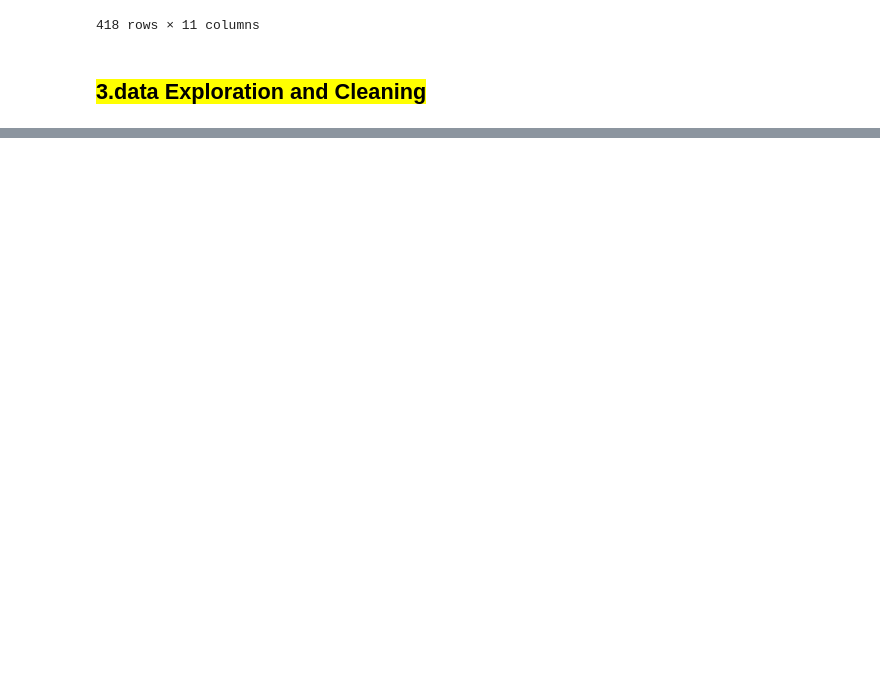
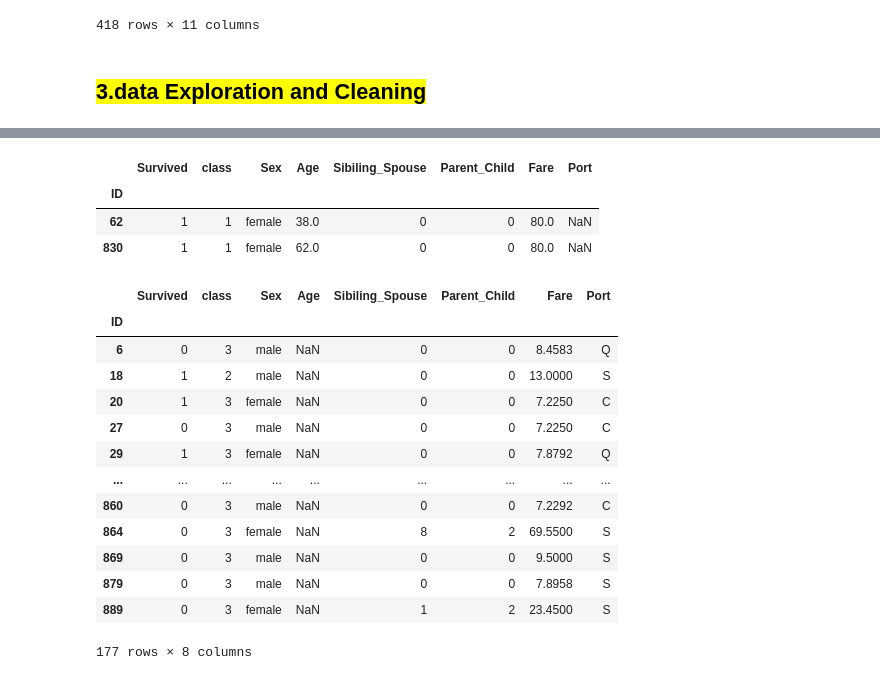
Before and after one commit to mtheggi/Titanic-Survival-Prediction, a Jupyter notebook: Titanic_Survival_Prediction.ipynb, the cells around one changed output, grey strips where cells are left out. Drawn from its saved outputs; the diff is of its cells as text; code cells hidden in the pictures; blank space fills up the shorter version.

```diff
--- a/Titanic_Survival_Prediction.ipynb
+++ b/Titanic_Survival_Prediction.ipynb
@@ -8,6 +8,7 @@ import pandas as pd
 import numpy  as np
 import matplotlib.pyplot as plt
 import seaborn as sb
+pd.set_option('display.max_columns', None) # To display all columns in the dataframe
 # %% [markdown]
 ## <mark>2.Reading data </mark>
 # %%
@@ -49,0 +82,24 @@ df_test
+# %%
+df_train[df_train['Port'].isna() ]
+# %% [output]
+|  | Survived | class | Sex | Age | Sibiling_Spouse | Parent_Child | Fare | Port |
+| ID |  |  |  |  |  |  |  |  |
+| 62 | 1 | 1 | female | 38.0 | 0 | 0 | 80.0 | NaN |
+| 830 | 1 | 1 | female | 62.0 | 0 | 0 | 80.0 | NaN |
+# %%
+df_train[df_train['Age'].isna() ]
+# %% [output]
+|  | Survived | class | Sex | Age | Sibiling_Spouse | Parent_Child | Fare | Port |
+| ID |  |  |  |  |  |  |  |  |
+| 6 | 0 | 3 | male | NaN | 0 | 0 | 8.4583 | Q |
+| 18 | 1 | 2 | male | NaN | 0 | 0 | 13.0000 | S |
+| 20 | 1 | 3 | female | NaN | 0 | 0 | 7.2250 | C |
+| 27 | 0 | 3 | male | NaN | 0 | 0 | 7.2250 | C |
+| 29 | 1 | 3 | female | NaN | 0 | 0 | 7.8792 | Q |
+| ... | ... | ... | ... | ... | ... | ... | ... | ... |
+| 860 | 0 | 3 | male | NaN | 0 | 0 | 7.2292 | C |
+| 864 | 0 | 3 | female | NaN | 8 | 2 | 69.5500 | S |
+| 869 | 0 | 3 | male | NaN | 0 | 0 | 9.5000 | S |
+| 879 | 0 | 3 | male | NaN | 0 | 0 | 7.8958 | S |
+| 889 | 0 | 3 | female | NaN | 1 | 2 | 23.4500 | S |
+177 rows × 8 columns
```
Also changed, not shown: parts of 17 cells of this notebook.
